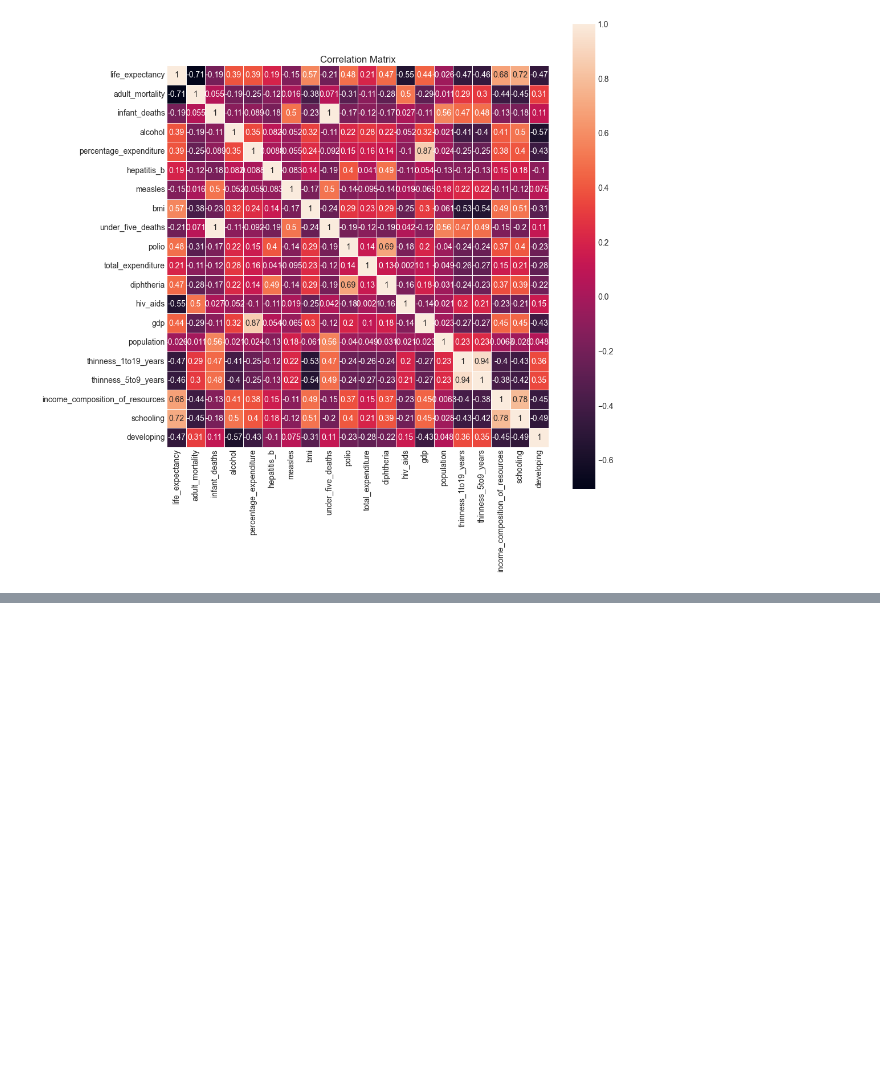
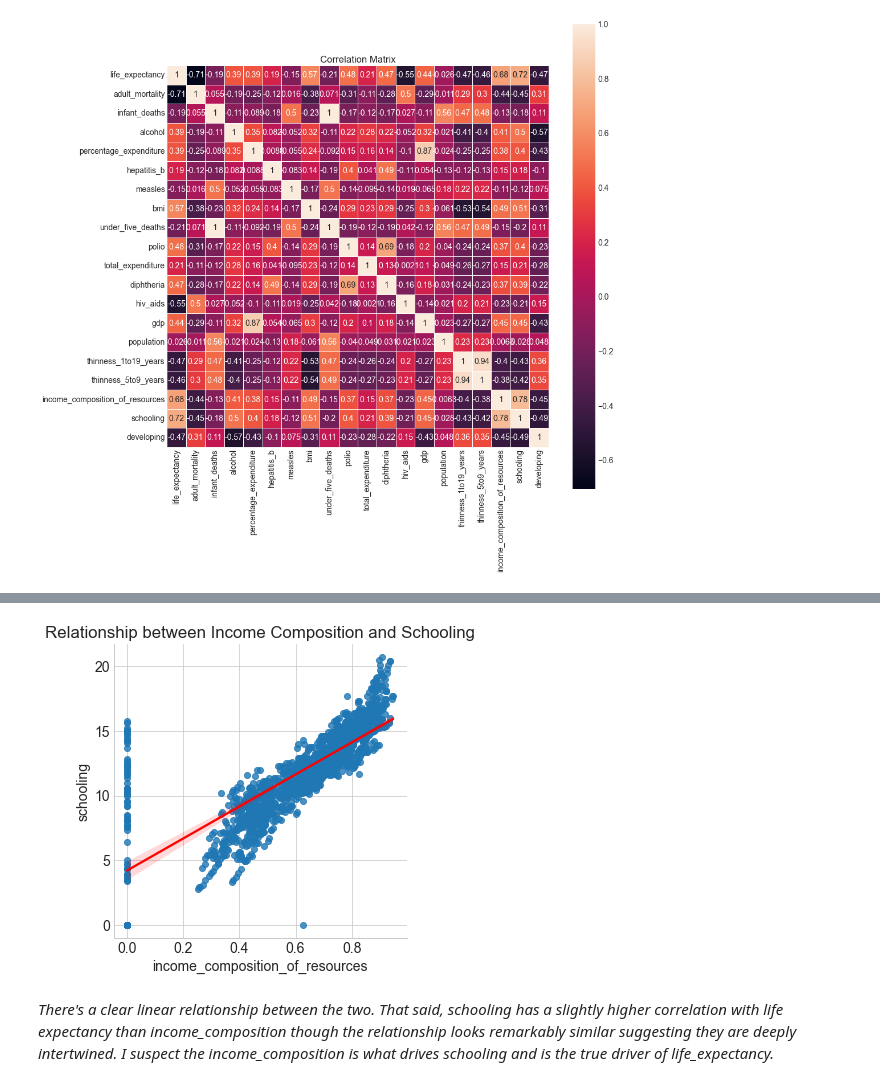
Before and after one commit to kristofer-rivera/predicting-life-expectancy, a Jupyter notebook: final_notebook.ipynb, the cells around one changed output, grey strips where cells are left out. Drawn from its saved outputs; the diff is of its cells as text; code cells hidden in the pictures; blank space fills up the shorter version.

```diff
--- a/final_notebook.ipynb
+++ b/final_notebook.ipynb
@@ -166,0 +232,9 @@ ex.heatmap(train)
+# %%
+# Let's visualize the relationship between schooling and income composition
+sns.lmplot(x='income_composition_of_resources', y='schooling', data=train, line_kws={'color':'red'})
+plt.title('Relationship between Income Composition and Schooling')
+plt.show()
+# %% [output]
+[figure, added]
+# %% [markdown]
+*There's a clear linear relationship between the two. That said, schooling has a slightly higher correlation with life expectancy than income_composition though the relationship looks remarkably similar suggesting they are deeply intertwined. I suspect the income_composition is what drives schooling and is the true driver of life_expectancy.*
```
Also changed, not shown: parts of 23 cells of this notebook.
